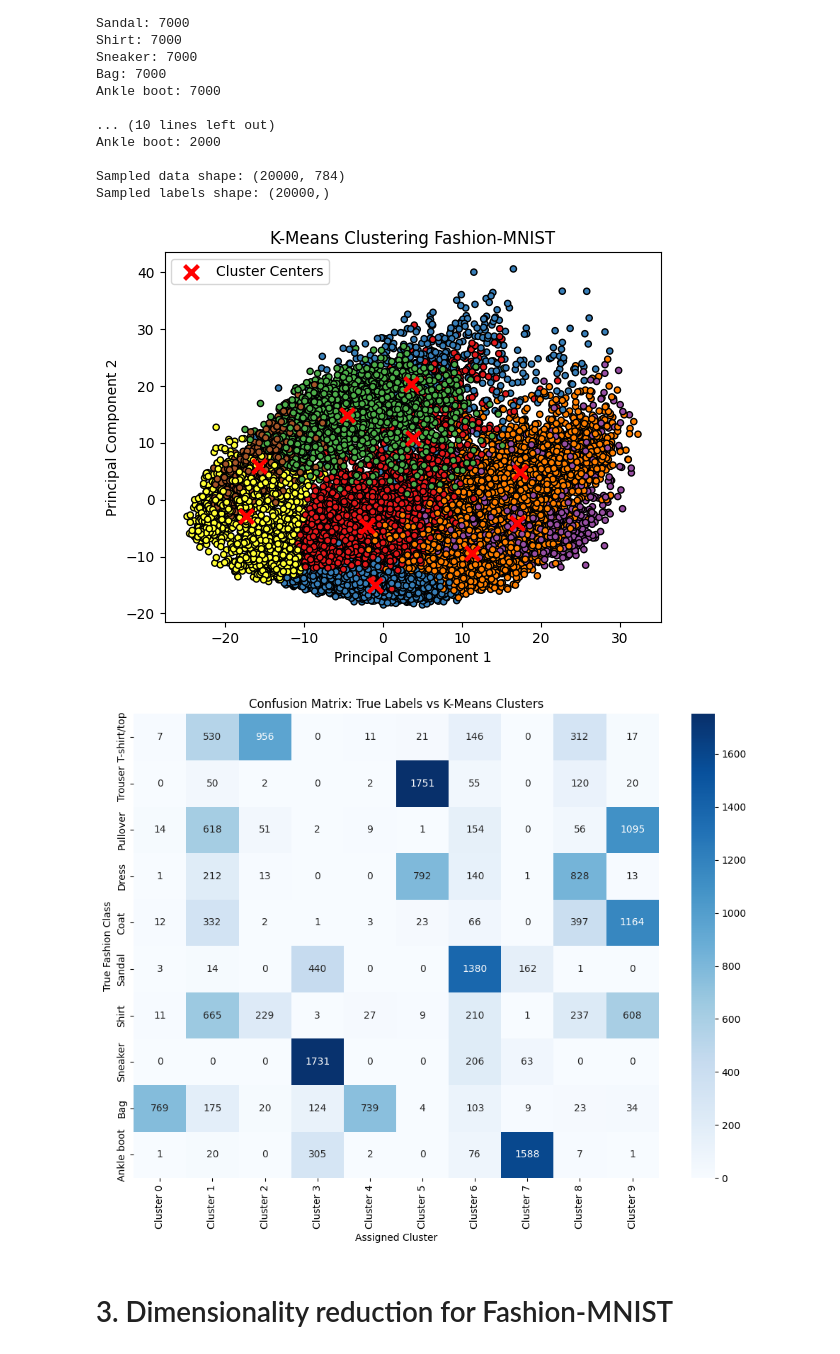
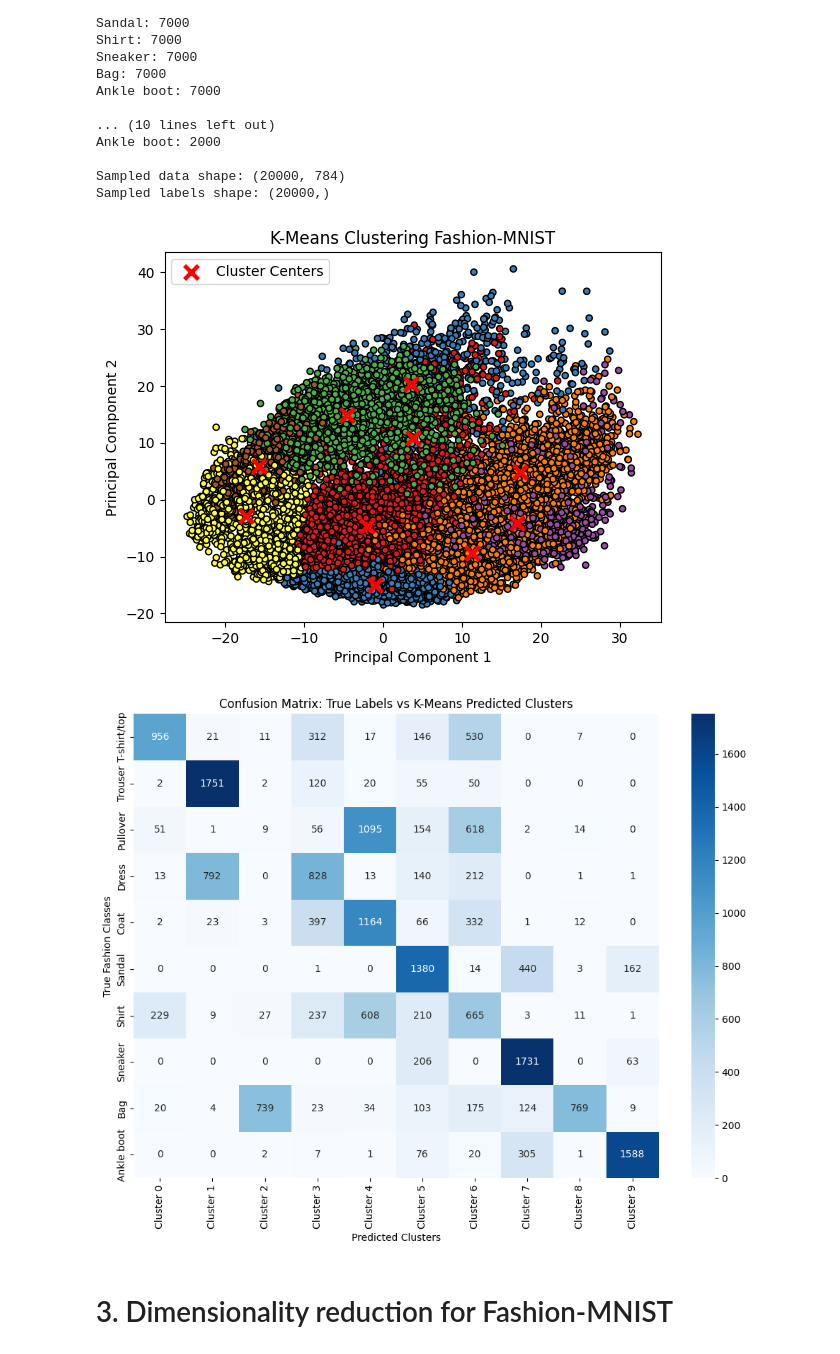
Before and after one commit to brodyanderson/math-6880-Project2, a Jupyter notebook: project2.ipynb, the cells around one changed output. Saved outputs shown, nothing was run; the diff lists cells and outputs as text; code cells hidden in the pictures.

```diff
--- a/project2.ipynb
+++ b/project2.ipynb
@@ -219,37 +219,50 @@ scaler = StandardScaler()
 X_sample_scaled = scaler.fit_transform(X_sample)
 
 kmeans_model = KMeans(n_clusters=10, random_state=1)
 y_pred = kmeans_model.fit_predict(X_sample_scaled)
 
 pca_model = PCA()
 X_PCA = pca_model.fit_transform(X_sample_scaled)
 
 cluster_centers_pca = pca_model.transform(kmeans_model.cluster_centers_)
 
 plt.scatter(X_PCA[:, 0], X_PCA[:, 1], c=y_pred, cmap=cmap, edgecolor='k', s=20)
 plt.scatter(cluster_centers_pca[:, 0], cluster_centers_pca[:, 1], c='red', marker='x', s=100, linewidth=3, label='Cluster Centers')
 plt.xlabel('Principal Component 1')
 plt.ylabel('Principal Component 2')
 plt.title('K-Means Clustering Fashion-MNIST')
 plt.legend()
 plt.show()
 
 print()
 print()
 
 cm = confusion_matrix(y_sample, y_pred)
 
+# Find the best label mapping
+row_ind, col_ind = linear_sum_assignment(-cm)
+
+# Create a mapping dictionary
+label_mapping = {}
+for i in range(len(row_ind)):
+    label_mapping[col_ind[i]] = row_ind[i]
+
+# Apply the mapping
+y_pred_mapped = np.array([label_mapping[label] for label in y_pred])
+
+cm_mapped = confusion_matrix(y_sample, y_pred_mapped)
+
 plt.figure(figsize=(10, 8))
-sns.heatmap(cm, annot=True, fmt='d', cmap='Blues',
+sns.heatmap(cm_mapped, annot=True, fmt='d', cmap='Blues',
             xticklabels=[f'Cluster {i}' for i in range(10)],
             yticklabels=classes)
-plt.title('Confusion Matrix: True Labels vs K-Means Clusters')
-plt.ylabel('True Fashion Class')
-plt.xlabel('Assigned Cluster')
+plt.title('Confusion Matrix: True Labels vs K-Means Predicted Clusters')
+plt.ylabel('True Fashion Classes')
+plt.xlabel('Predicted Clusters')
 plt.tight_layout()
 plt.show()
 # %% [output]
 [figure]
-[figure, old version]
+[figure, new version]
 # %% [markdown]
 # 3. Dimensionality reduction for Fashion-MNIST
```
Also changed, not shown: parts of 6 cells of this notebook.
